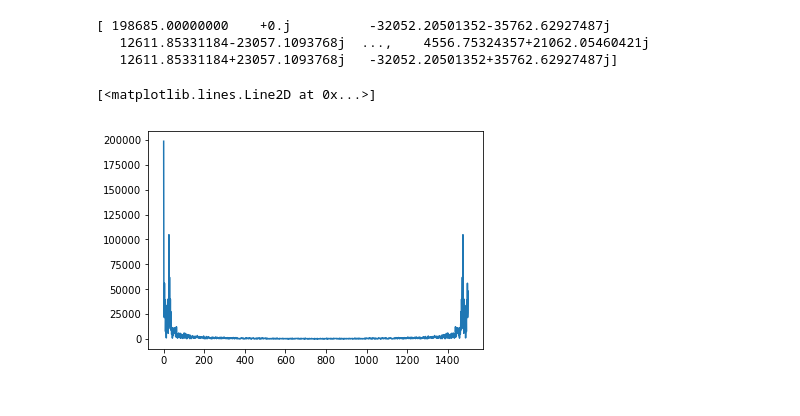
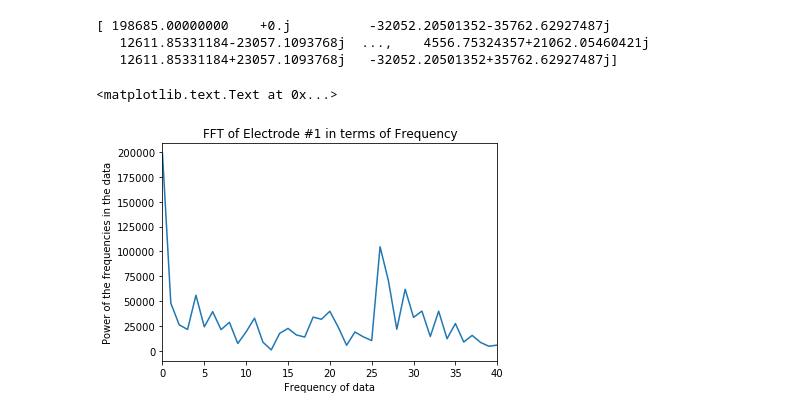
Before and after one commit to UW-Biol419-Wi2017/Monkey-Brains-updated1, a Jupyter notebook: Work on This.ipynb, the cells around one changed output. Cells and saved outputs as stored; diff of their text form; code cells hidden in the pictures.

```diff
--- a/Work on This.ipynb
+++ b/Work on This.ipynb
@@ -268,7 +307,11 @@ print(y)
 # %%
 #plt.plot(freq, np.abs(y))
 
 plt.plot(np.abs(y))
+plt.xlim(0,40)
+plt.xlabel('Frequency of data')
+plt.ylabel('Power of the frequencies in the data')
+plt.title('FFT of Electrode #1 in terms of Frequency')
 # %% [output]
-[<matplotlib.lines.Line2D at 0x...>]
+<matplotlib.text.Text at 0x...>
-[figure, old version]
+[figure, new version]
```
Also changed, not shown: parts of 12 cells of this notebook.
